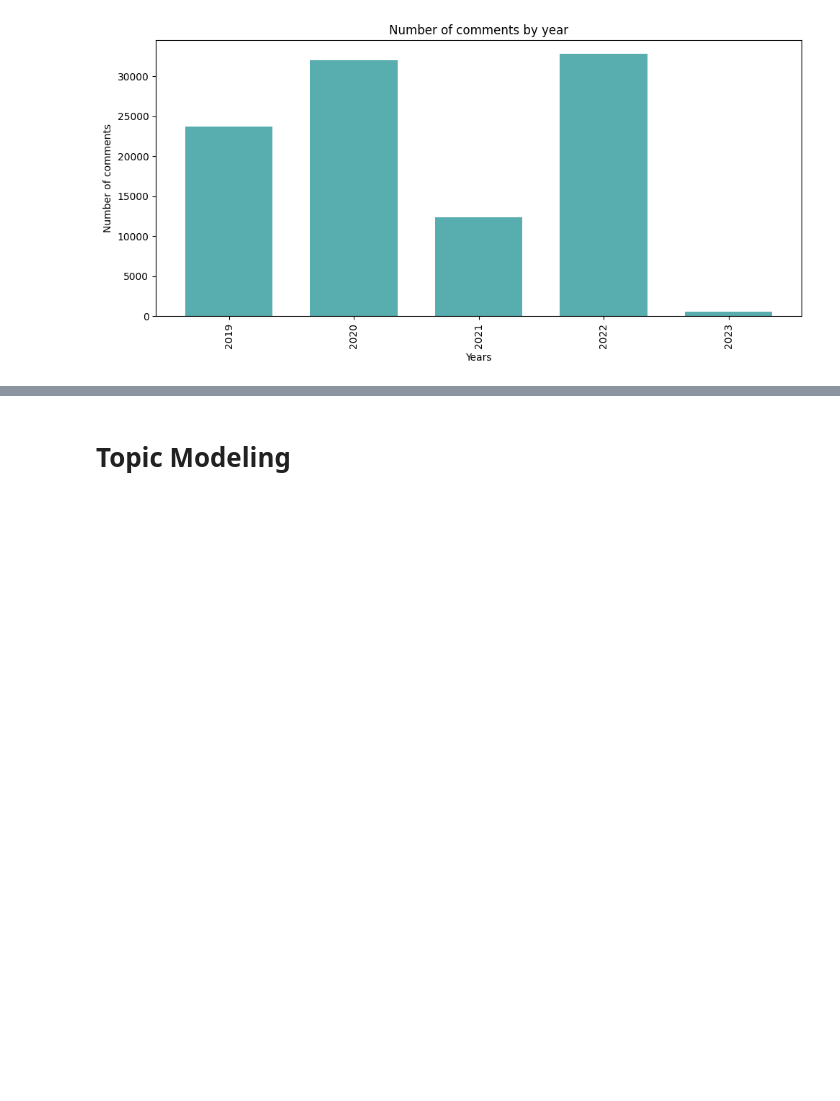
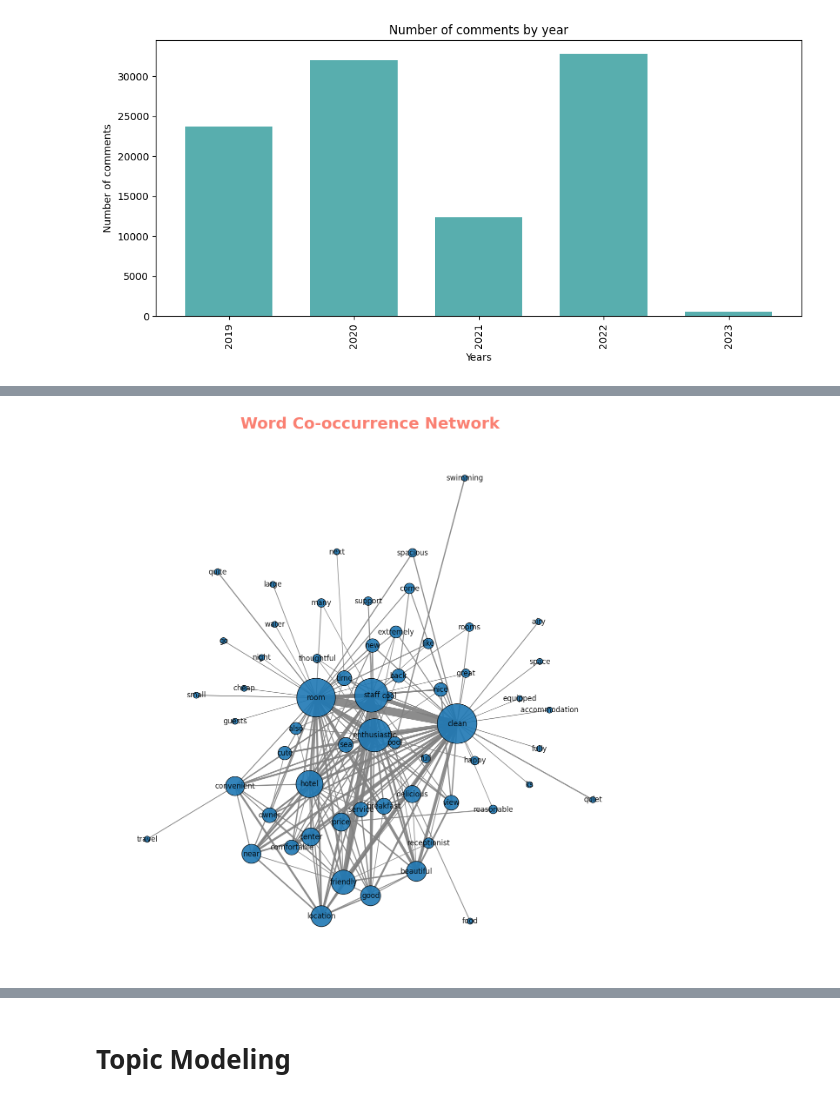
Before and after one commit to Tamuonanthit/NCKH_Airbnb, a Jupyter notebook: NCKH-1.ipynb, the cells around one changed output, grey strips where cells are left out. Drawn from its saved outputs; the diff is of its cells as text; code cells hidden in the pictures; blank space fills up the shorter version.

```diff
--- a/NCKH-1.ipynb
+++ b/NCKH-1.ipynb
@@ -604,0 +754,29 @@ plt.show()
+# %%
+pos_kkl = nx.kamada_kawai_layout(G)
+f, ax = plt.subplots(figsize=(16, 16))
+
+d = dict(nx.degree(G))
+edges = G.edges()
+weights = [G[u][v]['weight']/1000 for u,v in edges]
+
+nx.draw(G, pos_kkl,
+        with_labels=True,
+        node_size=[v * 100 for v in d.values()],
+        nodelist=d.keys(),
+        width=weights,
+        edge_color='grey', #node_color=list(df_skills_stats['core_number']), cmap="coolwarm_r",
+        alpha=0.9,
+       )
+#node_labels = nx.draw_networkx_labels(G, pos_kkl, labels, font_size=10)
+# Set title
+ax.set_title('Word Co-occurrence Network',
+             fontdict={'fontsize': 26,
+            'fontweight': 'bold',
+            'color': 'salmon',
+            'verticalalignment': 'baseline',
+            'horizontalalignment': 'center'},
+             loc='center')
+# Set edge color
+plt.gca().collections[0].set_edgecolor("#000000")
+# %% [output]
+[figure, added]
```
Also changed, not shown: parts of 16 cells of this notebook.
